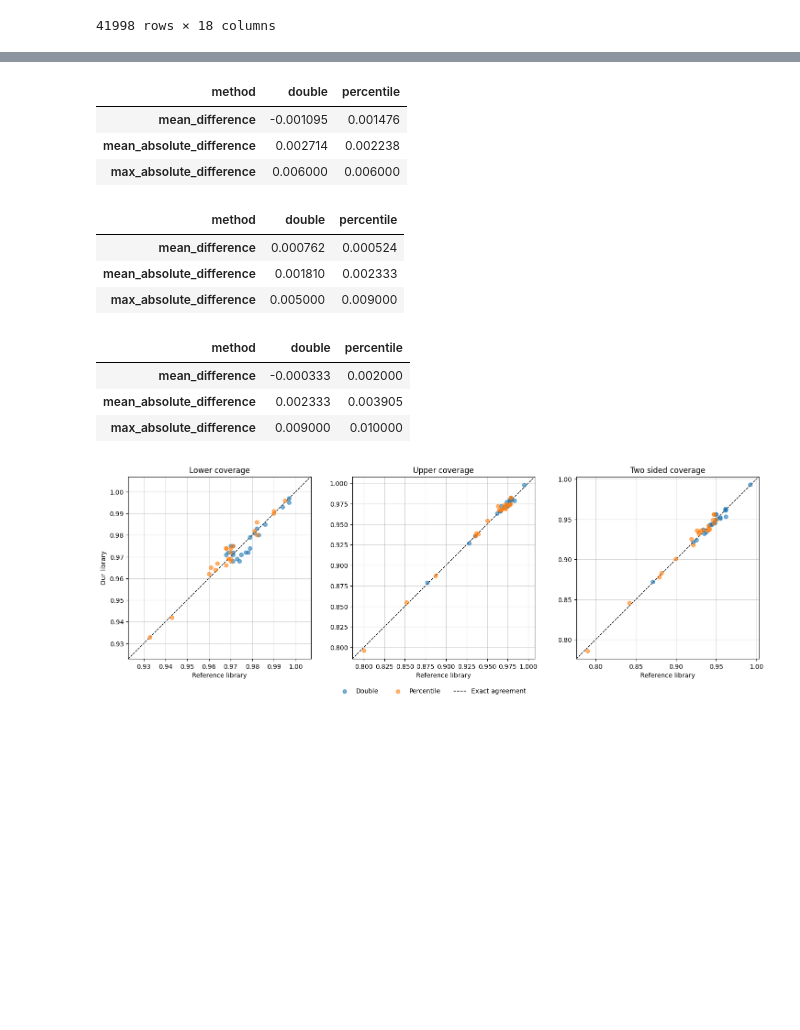
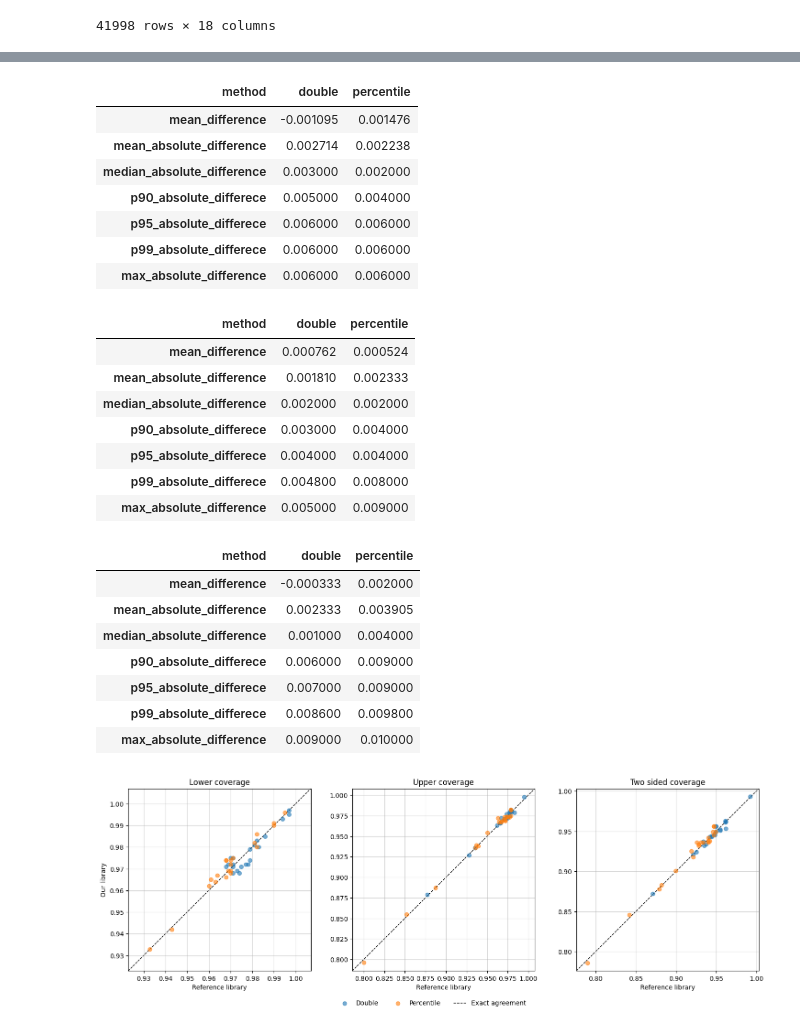
Before and after one commit to enejH04/bootstrap-inference, a Jupyter notebook: performance_validation/analysis.ipynb, the cells around one changed output, grey strips where cells are left out. Saved outputs shown, nothing was run; the diff lists cells and outputs as text; code cells hidden in the pictures; blank space fills up the shorter version.

```diff
--- a/performance_validation/analysis.ipynb
+++ b/performance_validation/analysis.ipynb
@@ -203,24 +203,32 @@ coverage_summary
 # %%
 # What are the differences in coverage like in general over all methods
 def get_diff_summary_by_method(df, bound):
     return (
         # Group rows by method and only select the bound column
         df.groupby("method")[bound]
         .agg(
             mean_difference="mean",
             mean_absolute_difference=lambda x: x.abs().mean(),
+            median_absolute_difference=lambda x: x.abs().median(),
+            p90_absolute_differece=lambda x: x.abs().quantile(0.90),
+            p95_absolute_differece=lambda x: x.abs().quantile(0.95),
+            p99_absolute_differece=lambda x: x.abs().quantile(0.99),
             max_absolute_difference=lambda x: x.abs().max(),
         )
         .T
     )
 
 
 # Lower coverage
 get_diff_summary_by_method(coverage_summary, "lower_coverage_diff")
 # %% [output]
 | method | double | percentile |
 | mean_difference | -0.001095 | 0.001476 |
 | mean_absolute_difference | 0.002714 | 0.002238 |
+| median_absolute_difference | 0.003000 | 0.002000 |
+| p90_absolute_differece | 0.005000 | 0.004000 |
+| p95_absolute_differece | 0.006000 | 0.006000 |
+| p99_absolute_differece | 0.006000 | 0.006000 |
 | max_absolute_difference | 0.006000 | 0.006000 |
 # %%
 # Upper coverage
@@ -229,6 +237,10 @@ get_diff_summary_by_method(coverage_summary, "upper_coverage_diff")
 | method | double | percentile |
 | mean_difference | 0.000762 | 0.000524 |
 | mean_absolute_difference | 0.001810 | 0.002333 |
+| median_absolute_difference | 0.002000 | 0.002000 |
+| p90_absolute_differece | 0.003000 | 0.004000 |
+| p95_absolute_differece | 0.004000 | 0.004000 |
+| p99_absolute_differece | 0.004800 | 0.008000 |
 | max_absolute_difference | 0.005000 | 0.009000 |
 # %%
 # Two sided coverage
@@ -237,6 +249,10 @@ get_diff_summary_by_method(coverage_summary, "two_sided_coverage_diff")
 | method | double | percentile |
 | mean_difference | -0.000333 | 0.002000 |
 | mean_absolute_difference | 0.002333 | 0.003905 |
+| median_absolute_difference | 0.001000 | 0.004000 |
+| p90_absolute_differece | 0.006000 | 0.009000 |
+| p95_absolute_differece | 0.007000 | 0.009000 |
+| p99_absolute_differece | 0.008600 | 0.009800 |
 | max_absolute_difference | 0.009000 | 0.010000 |
 # %%
 coverage_specs = {
```
Also changed, not shown: parts of 18 cells of this notebook.
